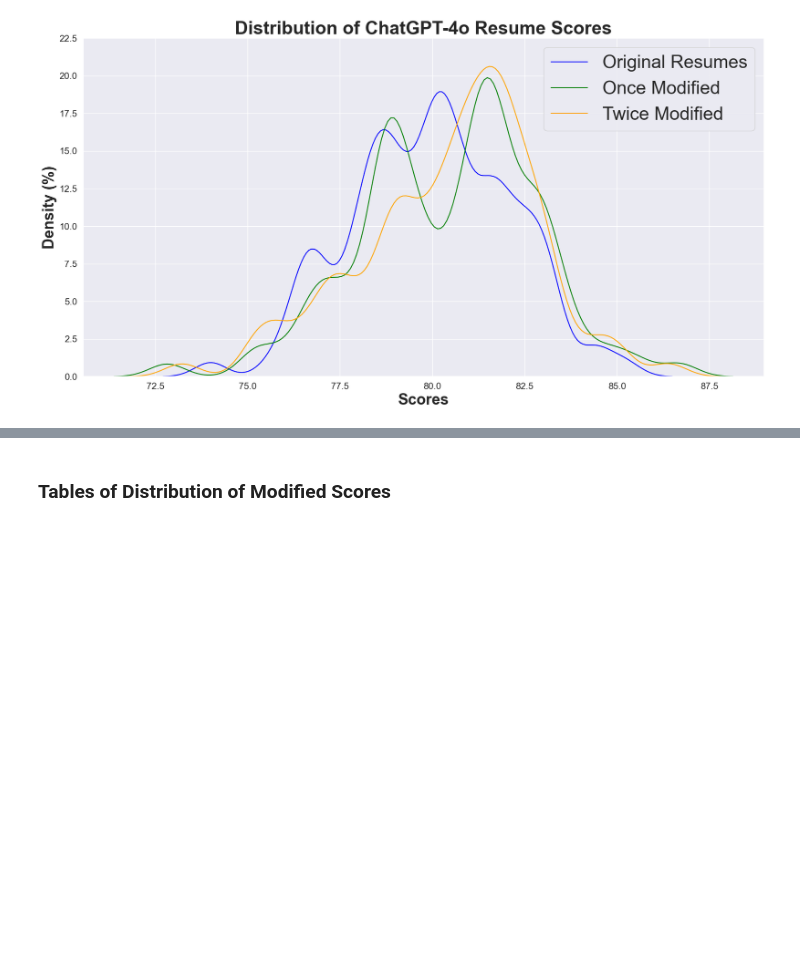
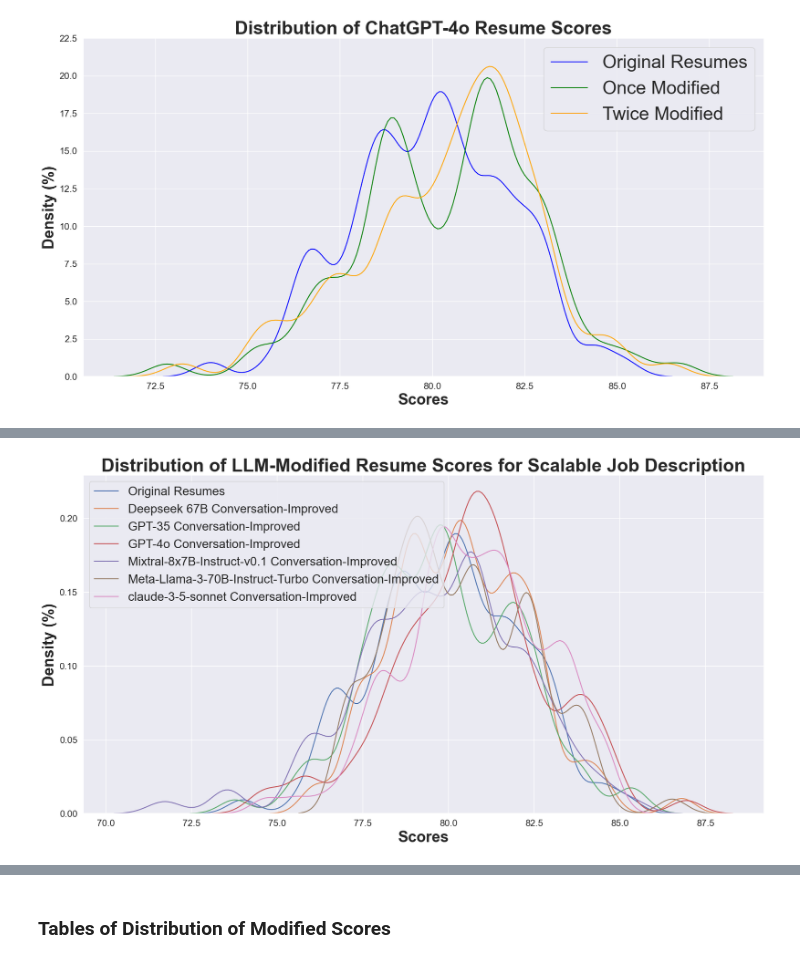
Before and after one commit to heyyjudes/llm-hiring-ecosystem, a Jupyter notebook: validation_tests/significance_tests.ipynb, the cells around one changed output, grey strips where cells are left out. Cells and saved outputs as stored; diff of their text form; code cells hidden in the pictures; blank space fills up the shorter version.

```diff
--- a/validation_tests/significance_tests.ipynb
+++ b/validation_tests/significance_tests.ipynb
@@ -67,0 +68,19 @@ plt.show()
+# %%
+sns.set_theme(rc={'figure.figsize':(20,10)})
+sns.kdeplot(original_df['CVScalable PM Score'], bw_adjust=0.5)
+
+for model in df_model_scalable:
+    column_name = 'Cleaned '+model + ' CVScalable PM Score'
+    sns.kdeplot(df_model_scalable[model][column_name], bw_adjust=0.5)
+plt.title('Distribution of LLM-Modified Resume Scores for Scalable Job Description', fontsize=30,fontweight="bold")
+plt.xlabel('Scores', fontsize=25, fontweight="bold")
+#plt.yticks(fig.get_yticks(), np.round(fig.get_yticks() * 100, 2))
+plt.xticks(fontsize=15)
+plt.yticks(fontsize=15)
+plt.ylabel('Density (%)', fontsize=25, fontweight="bold")
+plt.legend(['Original Resumes']+list(df_model_scalable.keys()), fontsize=20)# fontweight="bold")
+#plt.grid()
+plt.savefig("differentllms1.png")
+plt.show()
+# %% [output]
+[figure, added]
```
Also changed, not shown: parts of 5 cells of this notebook.
